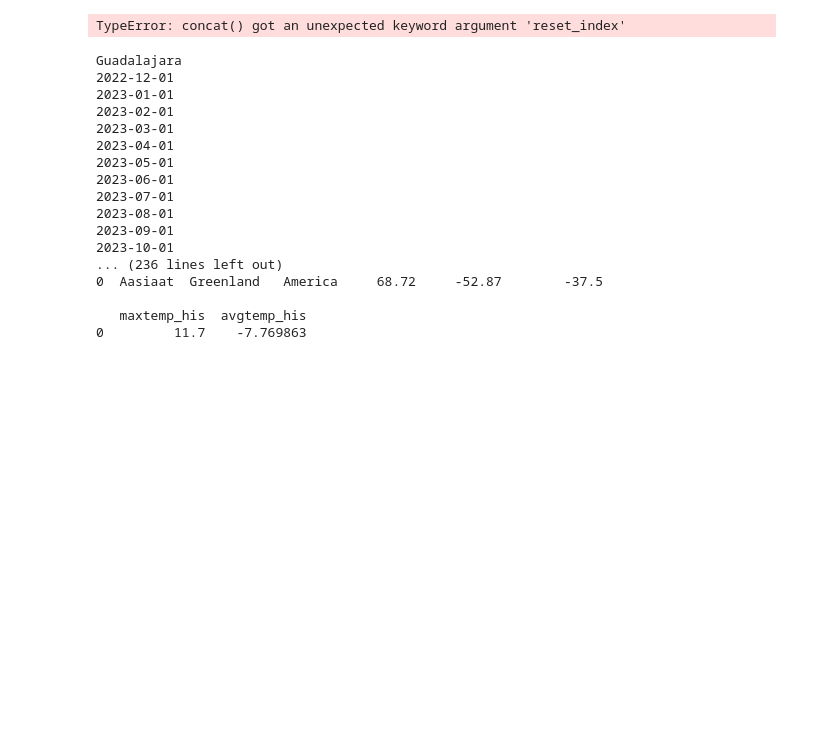
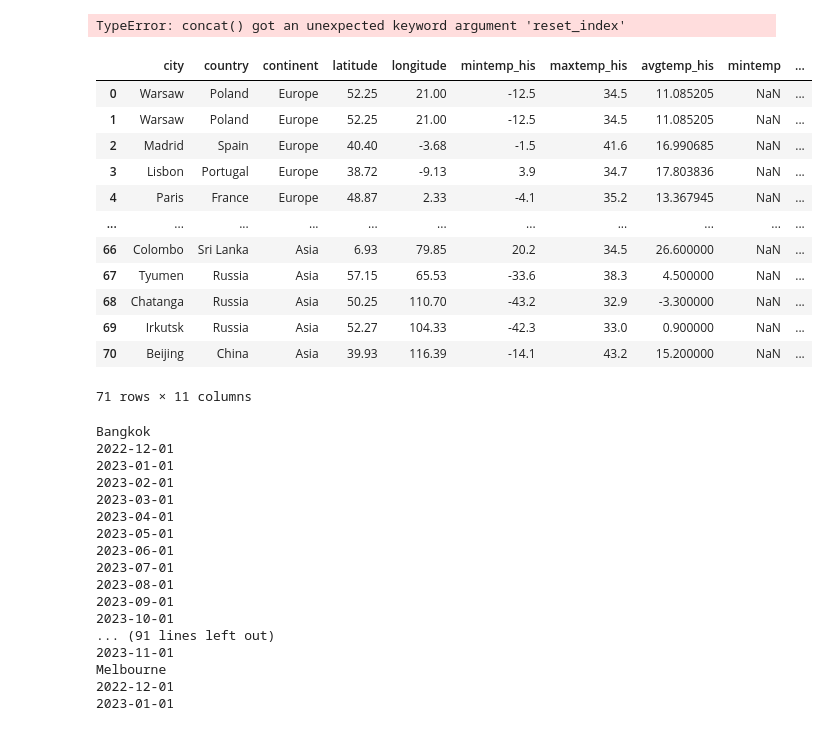
Before and after one commit to tymsoncyferki/alwaysgoodweather, a Jupyter notebook: data/data_exploration.ipynb, the cells around one changed output. Saved outputs shown, nothing was run; the diff lists cells and outputs as text; code cells hidden in the pictures; blank space fills up the shorter version.

Commit message:
asia and oceania data

```diff
--- a/data/data_exploration.ipynb
+++ b/data/data_exploration.ipynb
@@ -136,8 +136,27 @@ cities = ['guadalajara', 'los angeles', 'seattle', 'denver', 'minneapolis', 'atl
+# %%
+import pandas as pd
+df = pd.read_csv('locations.csv', index_col=0)
+# %%
+df
+# %% [output]
+|  | city | country | continent | latitude | longitude | mintemp_his | maxtemp_his | avgtemp_his | mintemp | ... |
+| 0 | Warsaw | Poland | Europe | 52.25 | 21.00 | -12.5 | 34.5 | 11.085205 | NaN | ... |
+| 1 | Warsaw | Poland | Europe | 52.25 | 21.00 | -12.5 | 34.5 | 11.085205 | NaN | ... |
+| 2 | Madrid | Spain | Europe | 40.40 | -3.68 | -1.5 | 41.6 | 16.990685 | NaN | ... |
+| 3 | Lisbon | Portugal | Europe | 38.72 | -9.13 | 3.9 | 34.7 | 17.803836 | NaN | ... |
+| 4 | Paris | France | Europe | 48.87 | 2.33 | -4.1 | 35.2 | 13.367945 | NaN | ... |
+| ... | ... | ... | ... | ... | ... | ... | ... | ... | ... | ... |
+| 66 | Colombo | Sri Lanka | Asia | 6.93 | 79.85 | 20.2 | 34.5 | 26.600000 | NaN | ... |
+| 67 | Tyumen | Russia | Asia | 57.15 | 65.53 | -33.6 | 38.3 | 4.500000 | NaN | ... |
+| 68 | Chatanga | Russia | Asia | 50.25 | 110.70 | -43.2 | 32.9 | -3.300000 | NaN | ... |
+| 69 | Irkutsk | Russia | Asia | 52.27 | 104.33 | -42.3 | 33.0 | 0.900000 | NaN | ... |
+| 70 | Beijing | China | Asia | 39.93 | 116.39 | -14.1 | 43.2 | 15.200000 | NaN | ... |
+71 rows × 11 columns
 # %%
 for city in cities:
-    data_frame = save_historical_data(city, data_frame)
+    df = save_historical_data(df, city)
 # %% [output]
-Guadalajara
+Bangkok
 2022-12-01
 2023-01-01
 2023-02-01
@@ -149,11 +168,11 @@ Guadalajara
 2023-08-01
 2023-09-01
 2023-10-01
-... (236 lines left out)
-0  Aasiaat  Greenland   America     68.72     -52.87        -37.5
-
-   maxtemp_his  avgtemp_his
-0         11.7    -7.769863
+... (91 lines left out)
+2023-11-01
+Melbourne
+2022-12-01
+2023-01-01
 # %%
 data_frame.reset_index(drop=True)
 # %% [output]
```
Also changed, not shown: parts of 4 cells of this notebook, 2 other files.
